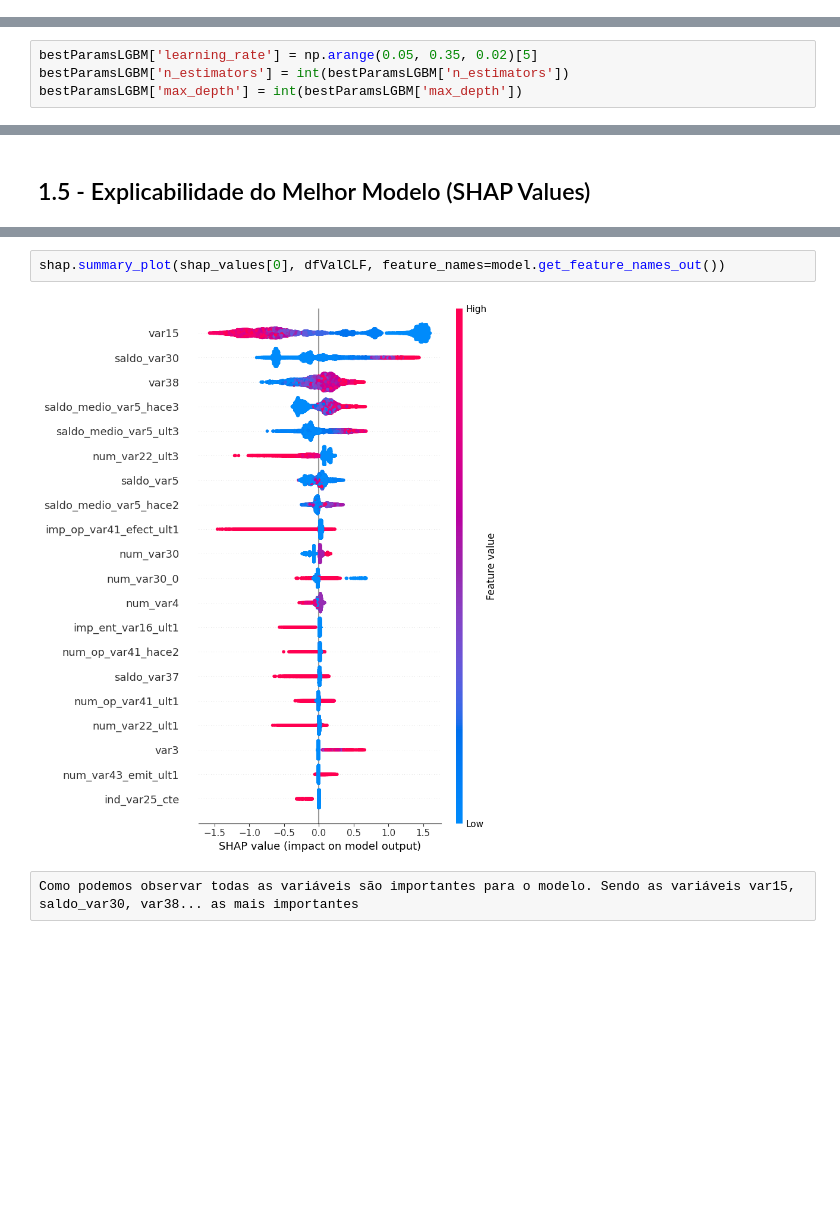
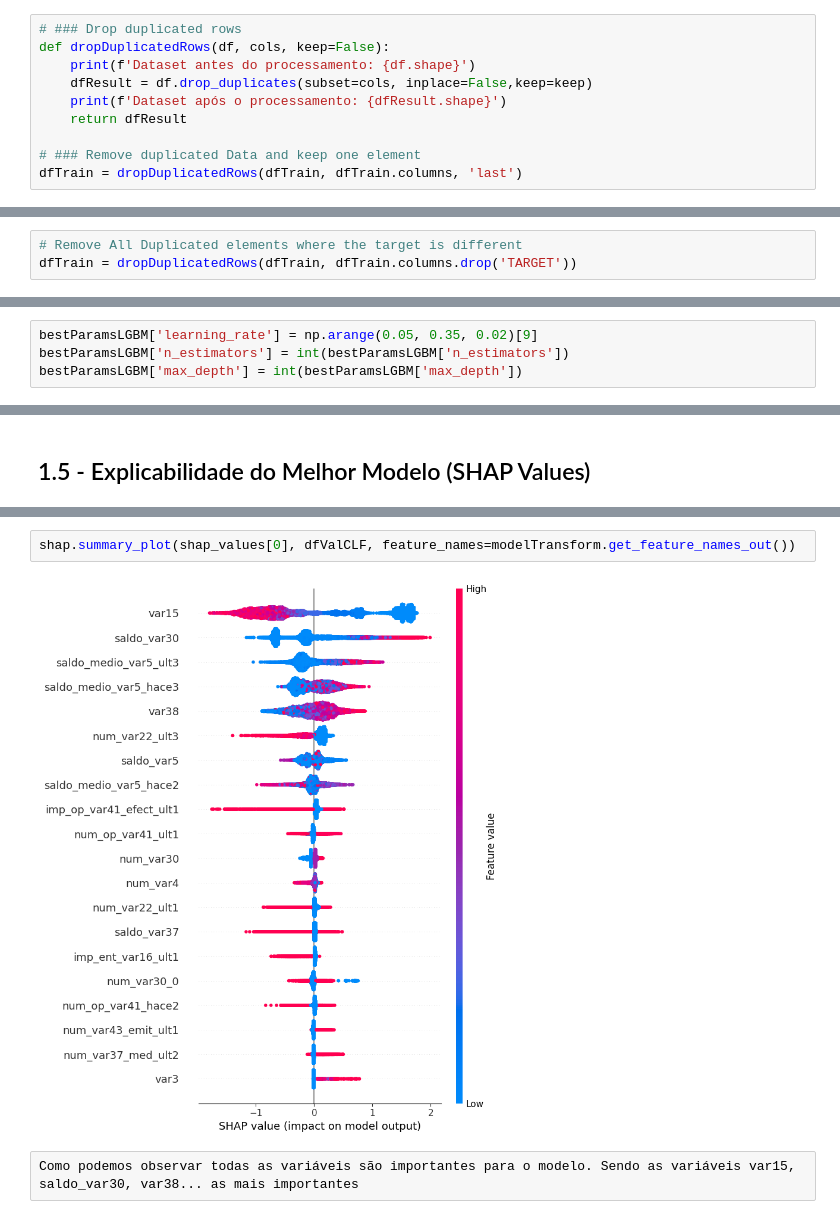
Before and after one commit to vitorgodeiro/DataMaster, a Jupyter notebook: 4.0 - Solvers.ipynb, the cells around one changed output, grey strips where cells are left out. Saved outputs shown, nothing was run; the diff lists cells and outputs as text; blank space fills up the shorter version.

```diff
--- a/4.0 - Solvers.ipynb
+++ b/4.0 - Solvers.ipynb
@@ -128,3 +130,13 @@ yVal = dfVal.TARGET
 dfVal = dfVal.drop(labels=['TARGET'], axis=1)
 
 dfTest = pd.read_csv('test_features.csv')
+# %%
+# ### Drop duplicated rows
+def dropDuplicatedRows(df, cols, keep=False):
+    print(f'Dataset antes do processamento: {df.shape}')
+    dfResult = df.drop_duplicates(subset=cols, inplace=False,keep=keep)
+    print(f'Dataset após o processamento: {dfResult.shape}')
+    return dfResult
+
+# ### Remove duplicated Data and keep one element
+dfTrain = dropDuplicatedRows(dfTrain, dfTrain.columns, 'last')
@@ -130,0 +146,3 @@ dfTest = pd.read_csv('test_features.csv')
+# %%
+# Remove All Duplicated elements where the target is different
+dfTrain = dropDuplicatedRows(dfTrain, dfTrain.columns.drop('TARGET'))
@@ -320,7 +344,7 @@ thresholdsCurve(yVal, yPred_prob)
 # %% [markdown]
 ### 1.4.1 - LGBM
 # %%
-bestParamsLGBM['learning_rate'] = np.arange(0.05, 0.35, 0.02)[5]
+bestParamsLGBM['learning_rate'] = np.arange(0.05, 0.35, 0.02)[9]
 bestParamsLGBM['n_estimators'] = int(bestParamsLGBM['n_estimators'])
 bestParamsLGBM['max_depth'] = int(bestParamsLGBM['max_depth'])
 # %%
@@ -376,7 +400,7 @@ shap.summary_plot(shap_values, dfValCLF, feature_names=model.get_feature_names_o
 # %%
-shap.summary_plot(shap_values[0], dfValCLF, feature_names=model.get_feature_names_out())
+shap.summary_plot(shap_values[0], dfValCLF, feature_names=modelTransform.get_feature_names_out())
 # %% [output]
-[figure, old version]
+[figure, new version]
 # %% [raw]
 Como podemos observar todas as variáveis são importantes para o modelo. Sendo as variáveis var15, saldo_var30, var38... as mais importantes
 # %% [markdown]
```
Also changed, not shown: parts of 40 cells of this notebook.
